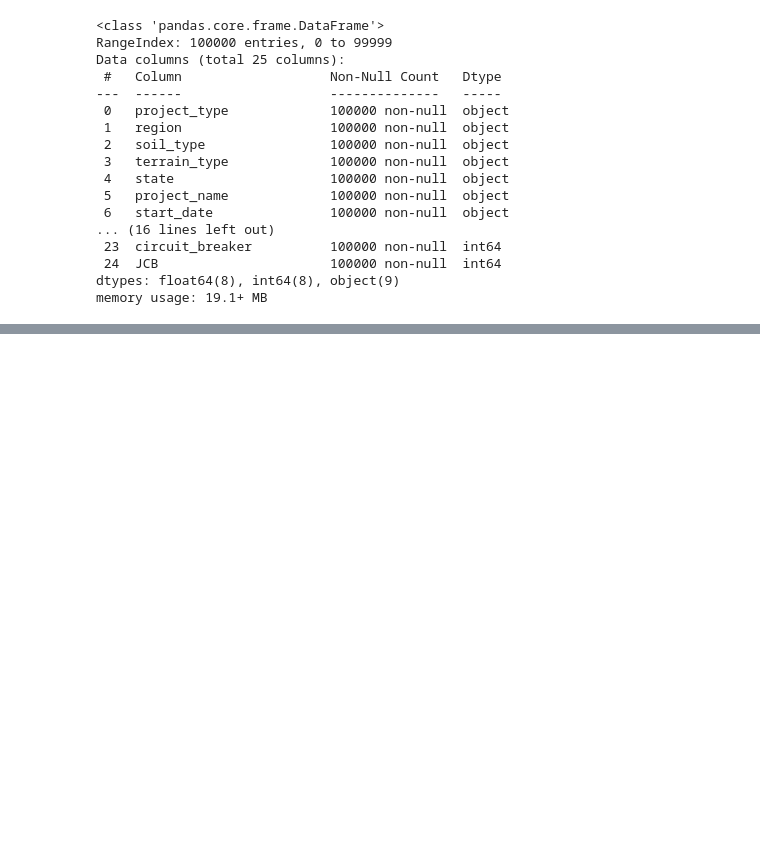
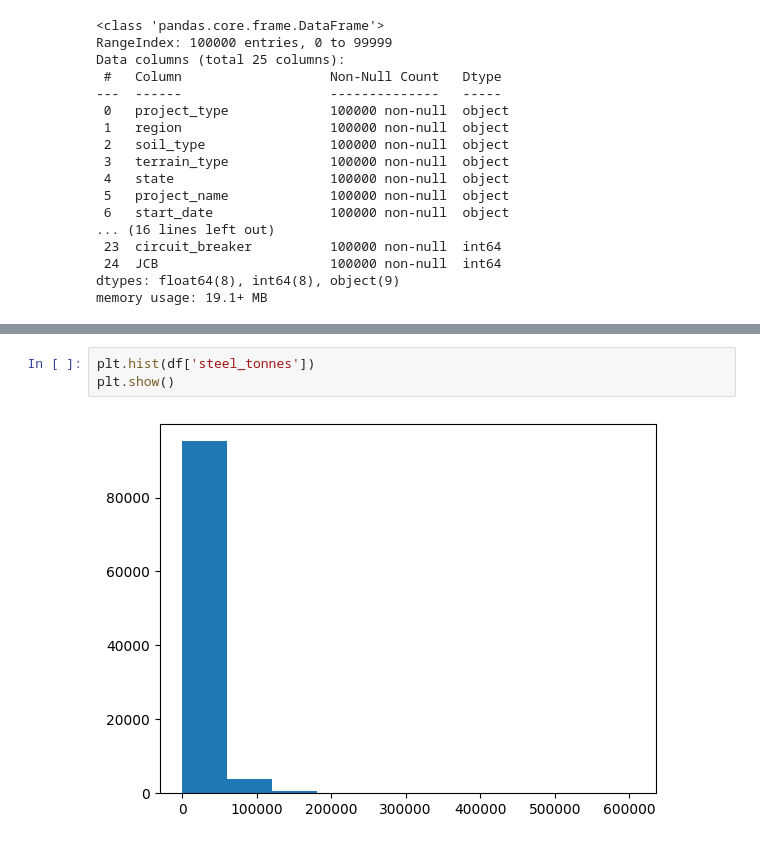
Before and after one commit to Doodle-Aditya/Power-grid, a Jupyter notebook: EDA.ipynb, the cells around one changed output, grey strips where cells are left out. Drawn from its saved outputs; the diff is of its cells as text; blank space fills up the shorter version.

```diff
--- a/EDA.ipynb
+++ b/EDA.ipynb
@@ -51,0 +125,5 @@ memory usage: 19.1+ MB
+# %%
+plt.hist(df['steel_tonnes'])
+plt.show()
+# %% [output]
+[figure, added]
```
Also changed, not shown: parts of 14 cells of this notebook.
